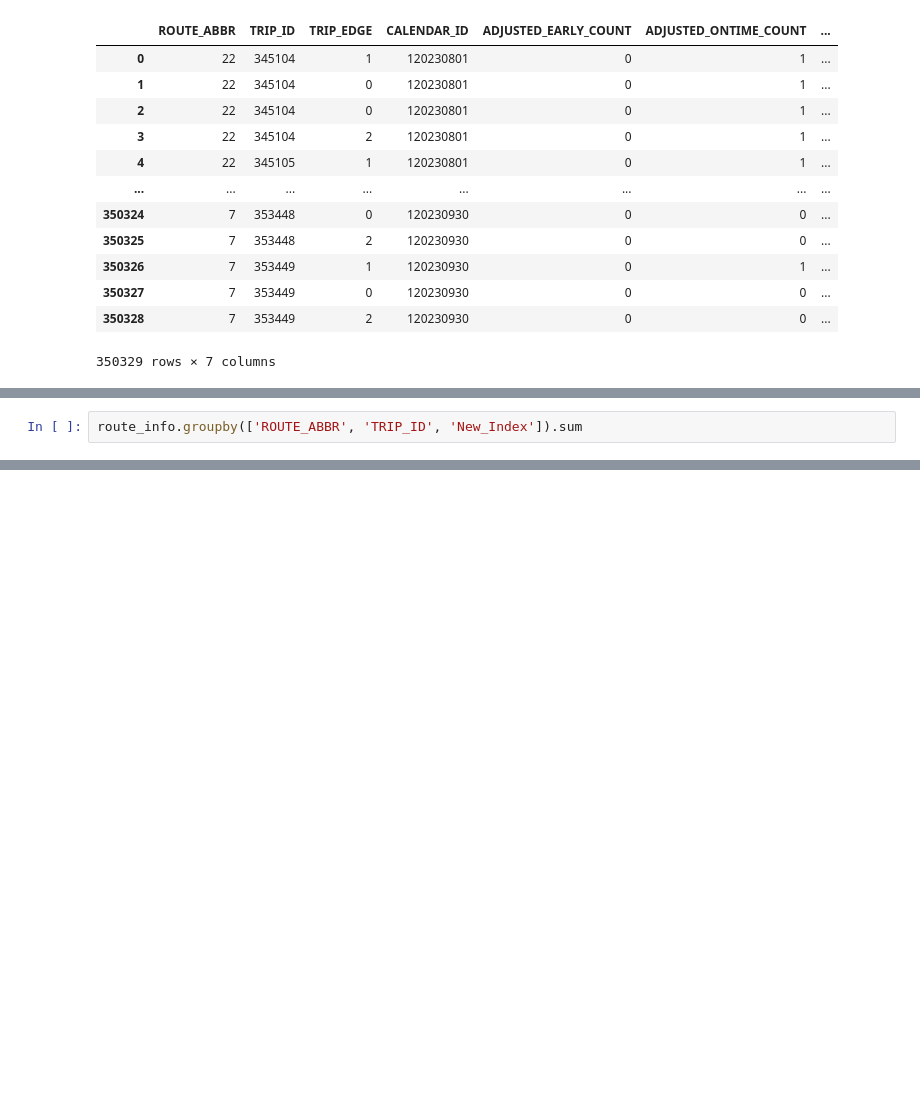
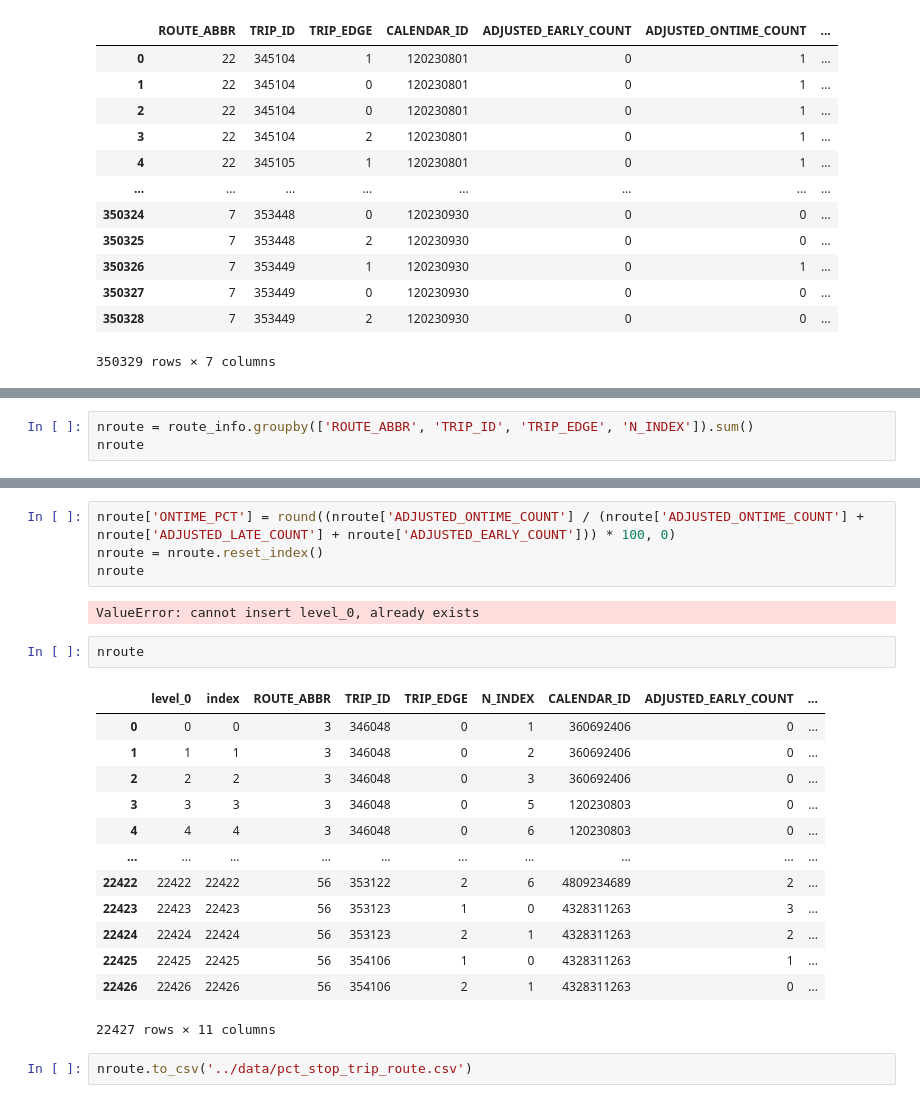
Before and after one commit to Isiybelle/wego-analysis, a Jupyter notebook: notebooks/Wego Project.ipynb, the cells around one changed output, grey strips where cells are left out. Cells and saved outputs as stored; diff of their text form; blank space fills up the shorter version.

```diff
--- a/notebooks/Wego Project.ipynb
+++ b/notebooks/Wego Project.ipynb
@@ -1066,3 +1031,4 @@ route_info
 # %%
-route_info.groupby(['ROUTE_ABBR', 'TRIP_ID', 'New_Index']).sum
+nroute = route_info.groupby(['ROUTE_ABBR', 'TRIP_ID', 'TRIP_EDGE', 'N_INDEX']).sum()
+nroute
 # %% [output]
@@ -1069,0 +1049,24 @@ route_info.groupby(['ROUTE_ABBR', 'TRIP_ID', 'New_Index']).sum
+# %%
+nroute['ONTIME_PCT'] = round((nroute['ADJUSTED_ONTIME_COUNT'] / (nroute['ADJUSTED_ONTIME_COUNT'] + nroute['ADJUSTED_LATE_COUNT'] + nroute['ADJUSTED_EARLY_COUNT'])) * 100, 0)
+nroute = nroute.reset_index()
+nroute
+# %% [output]
+ValueError: cannot insert level_0, already exists
+# %%
+nroute
+# %% [output]
+|  | level_0 | index | ROUTE_ABBR | TRIP_ID | TRIP_EDGE | N_INDEX | CALENDAR_ID | ADJUSTED_EARLY_COUNT | ... |
+| 0 | 0 | 0 | 3 | 346048 | 0 | 1 | 360692406 | 0 | ... |
+| 1 | 1 | 1 | 3 | 346048 | 0 | 2 | 360692406 | 0 | ... |
+| 2 | 2 | 2 | 3 | 346048 | 0 | 3 | 360692406 | 0 | ... |
+| 3 | 3 | 3 | 3 | 346048 | 0 | 5 | 120230803 | 0 | ... |
+| 4 | 4 | 4 | 3 | 346048 | 0 | 6 | 120230803 | 0 | ... |
+| ... | ... | ... | ... | ... | ... | ... | ... | ... | ... |
+| 22422 | 22422 | 22422 | 56 | 353122 | 2 | 6 | 4809234689 | 2 | ... |
+| 22423 | 22423 | 22423 | 56 | 353123 | 1 | 0 | 4328311263 | 3 | ... |
+| 22424 | 22424 | 22424 | 56 | 353123 | 2 | 1 | 4328311263 | 2 | ... |
+| 22425 | 22425 | 22425 | 56 | 354106 | 1 | 0 | 4328311263 | 1 | ... |
+| 22426 | 22426 | 22426 | 56 | 354106 | 2 | 1 | 4328311263 | 0 | ... |
+22427 rows × 11 columns
+# %%
+nroute.to_csv('../data/pct_stop_trip_route.csv')
```
Also changed, not shown: parts of 14 cells of this notebook, 2 other files.
